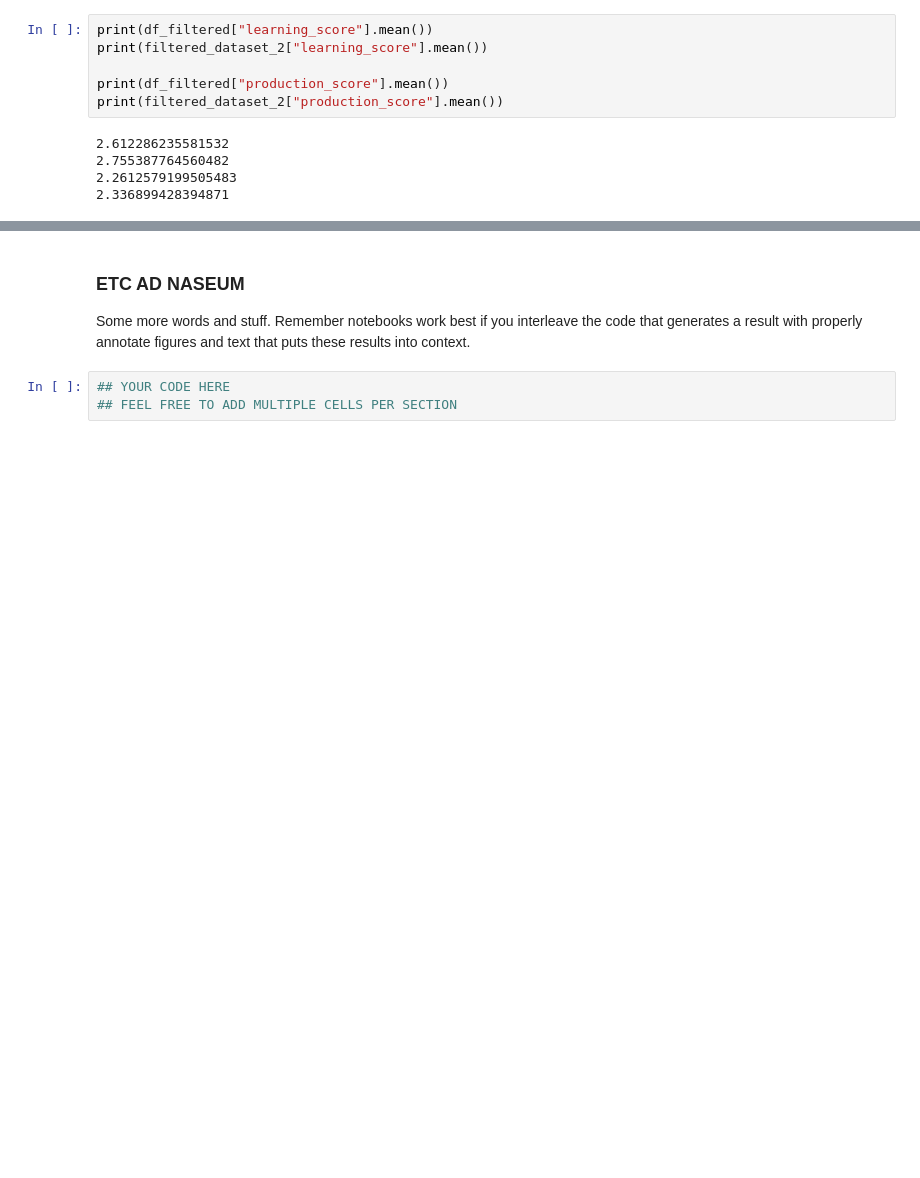
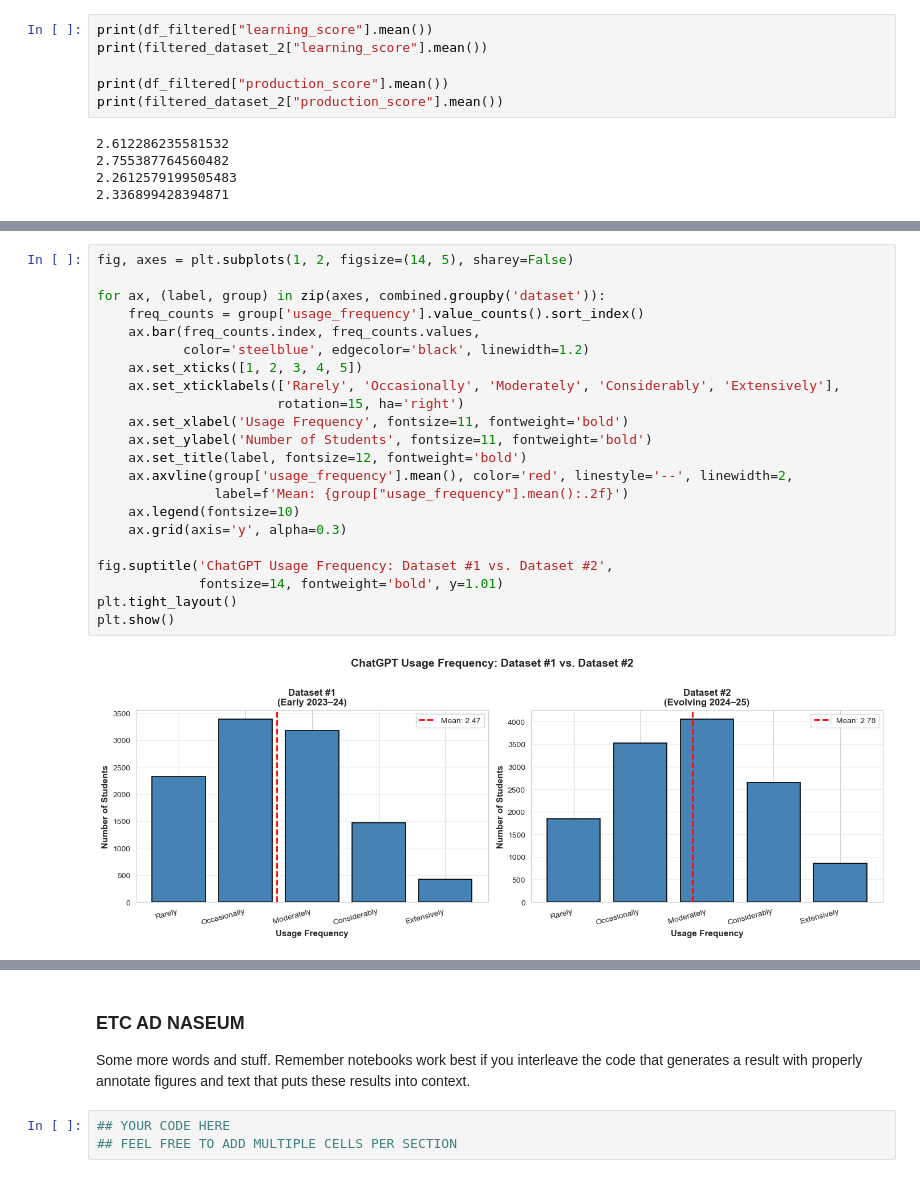
Before and after one commit to COGS108/Group123_WI26, a Jupyter notebook: 03-FinalProject.ipynb, the cells around one changed output, grey strips where cells are left out. Drawn from its saved outputs; the diff is of its cells as text; blank space fills up the shorter version.

Commit message:
Combined

```diff
--- a/03-FinalProject.ipynb
+++ b/03-FinalProject.ipynb
@@ -2087,0 +2140,24 @@ print(filtered_dataset_2["production_score"].mean())
+# %%
+fig, axes = plt.subplots(1, 2, figsize=(14, 5), sharey=False)
+
+for ax, (label, group) in zip(axes, combined.groupby('dataset')):
+    freq_counts = group['usage_frequency'].value_counts().sort_index()
+    ax.bar(freq_counts.index, freq_counts.values,
+           color='steelblue', edgecolor='black', linewidth=1.2)
+    ax.set_xticks([1, 2, 3, 4, 5])
+    ax.set_xticklabels(['Rarely', 'Occasionally', 'Moderately', 'Considerably', 'Extensively'],
+                       rotation=15, ha='right')
+    ax.set_xlabel('Usage Frequency', fontsize=11, fontweight='bold')
+    ax.set_ylabel('Number of Students', fontsize=11, fontweight='bold')
+    ax.set_title(label, fontsize=12, fontweight='bold')
+    ax.axvline(group['usage_frequency'].mean(), color='red', linestyle='--', linewidth=2,
+               label=f'Mean: {group["usage_frequency"].mean():.2f}')
+    ax.legend(fontsize=10)
+    ax.grid(axis='y', alpha=0.3)
+
+fig.suptitle('ChatGPT Usage Frequency: Dataset #1 vs. Dataset #2',
+             fontsize=14, fontweight='bold', y=1.01)
+plt.tight_layout()
+plt.show()
+# %% [output]
+[figure, added]
```
Also changed, not shown: parts of 21 cells of this notebook.
